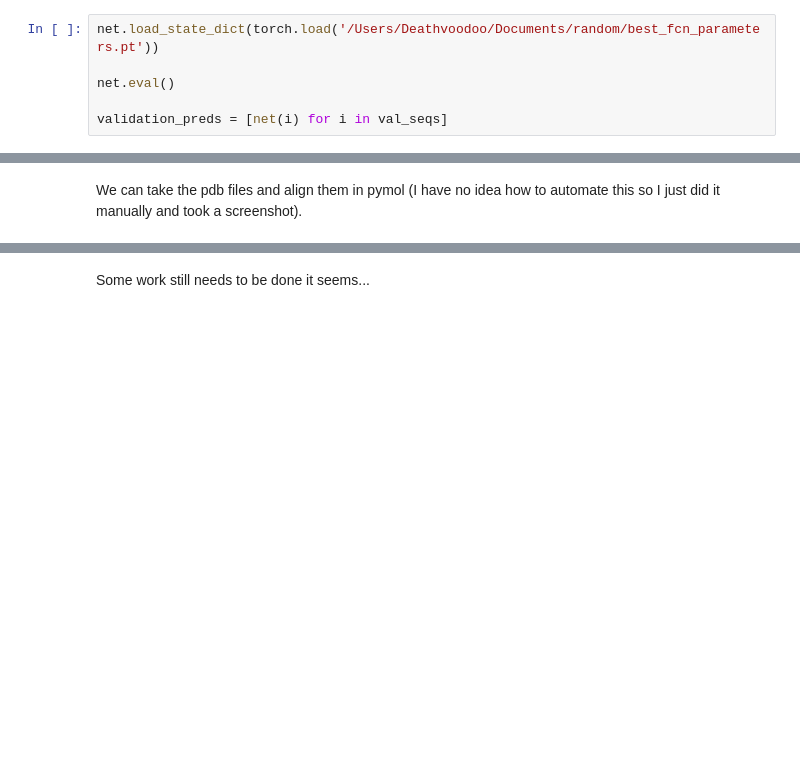
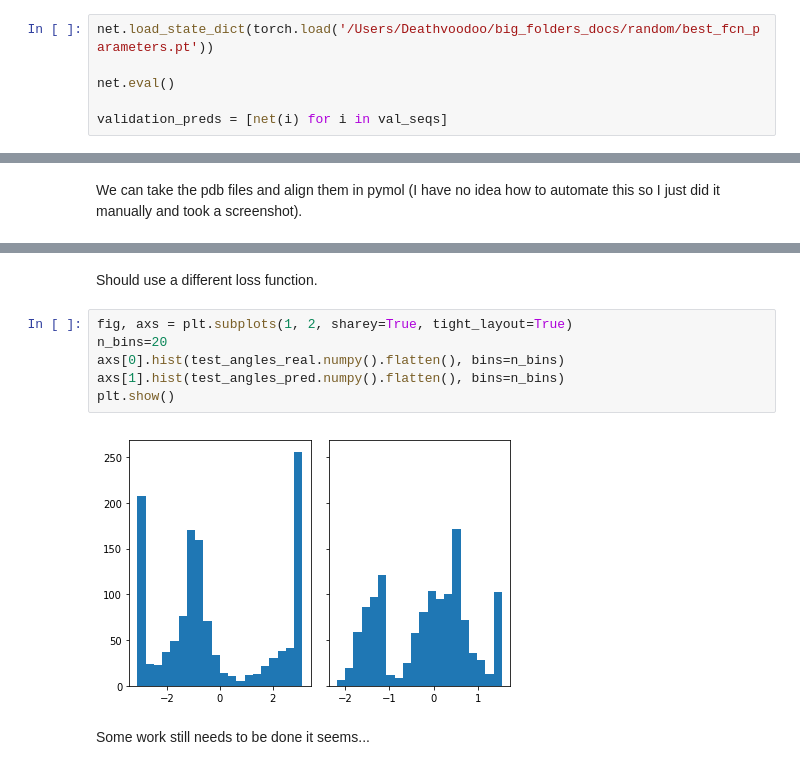
Before and after one commit to githubz0r/random, a Jupyter notebook: protein_fcn_prelim6.ipynb, the cells around one changed output, grey strips where cells are left out. Cells and saved outputs as stored; diff of their text form; blank space fills up the shorter version.

```diff
--- a/protein_fcn_prelim6.ipynb
+++ b/protein_fcn_prelim6.ipynb
@@ -341,6 +361,6 @@ epoch: 49, iteration: 160] training loss: 1.071435821056366, validation_loss: 4.
 Finished Training
 # %%
-net.load_state_dict(torch.load('/Users/Deathvoodoo/Documents/random/best_fcn_parameters.pt'))
+net.load_state_dict(torch.load('/Users/Deathvoodoo/big_folders_docs/random/best_fcn_parameters.pt'))
 
 net.eval()
 
@@ -394,2 +420,12 @@ display(im)
+# %% [markdown]
+Should use a different loss function.
+# %%
+fig, axs = plt.subplots(1, 2, sharey=True, tight_layout=True)
+n_bins=20
+axs[0].hist(test_angles_real.numpy().flatten(), bins=n_bins)
+axs[1].hist(test_angles_pred.numpy().flatten(), bins=n_bins)
+plt.show()
+# %% [output]
+[figure, added]
 # %% [markdown]
 Some work still needs to be done it seems...
```
Also changed, not shown: parts of 13 cells of this notebook.
